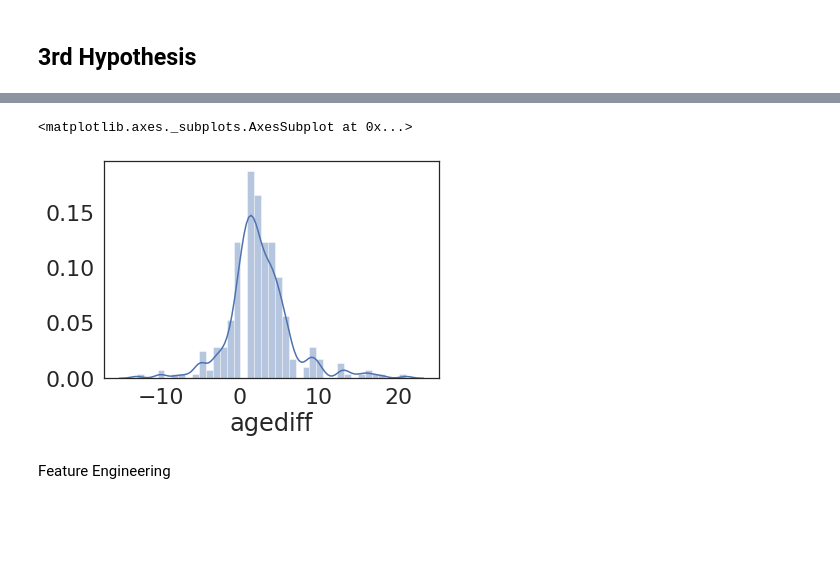
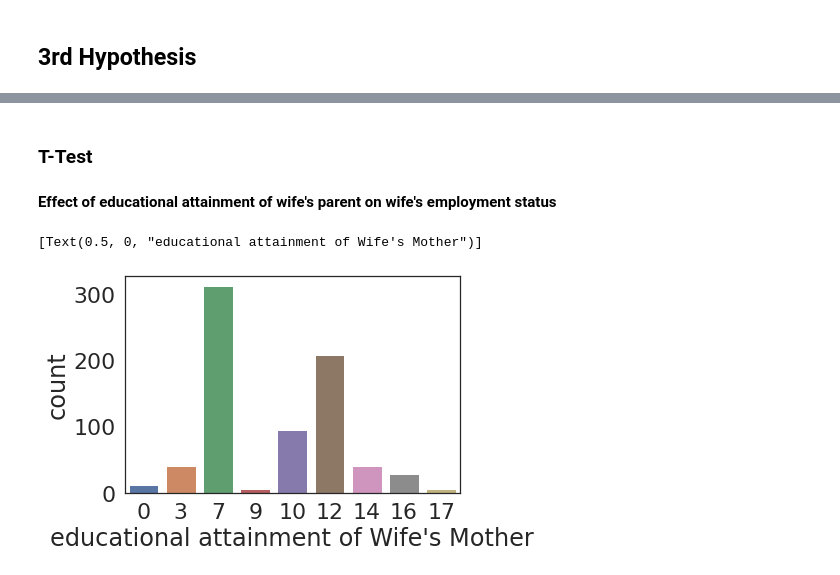
Before and after one commit to TashiNyangmi/Understood, a Jupyter notebook: Understood_org2.ipynb, the cells around one changed output, grey strips where cells are left out. Drawn from its saved outputs; the diff is of its cells as text; code cells hidden in the pictures; blank space fills up the shorter version.

Commit message:
Next, visualization for H3 and some final touch

```diff
--- a/Understood_org2.ipynb
+++ b/Understood_org2.ipynb
@@ -766,10 +757,0 @@ The age difference between husband and wife is higher for the sub-group that is
-# %%
-plt.figure(figsize=(7,7))
-
-g = sns.scatterplot(x ="agew", y = "ageh", data = df, hue= "work", palette={"yes": "green", "no": "red"})
-
-# Formatting
-sns.set_style(style='white')
-g.set(xlabel = "age of wife", ylabel = "age of husband")
-g.spines['right'].set_visible(False)
-g.spines['top'].set_visible(False)
@@ -806,7 +758,10 @@ sns.distplot(yes_work_df["agediff"])
-# %%
-sns.distplot(no_work_df["agediff"])
-# %% [output]
-<matplotlib.axes._subplots.AxesSubplot at 0x...>
-[figure, removed]
-# %% [markdown]
-Feature Engineering
+# %% [markdown]
+### T-Test
+# %% [markdown]
+**Effect of educational attainment of wife's parent on wife's employment status**
+# %%
+g = sns.countplot(df["educwm"])
+g.set(xlabel = "educational attainment of Wife's Mother")
+# %% [output]
+[Text(0.5, 0, "educational attainment of Wife's Mother")]
+[figure, added]
```
Also changed, not shown: parts of 15 cells of this notebook.
